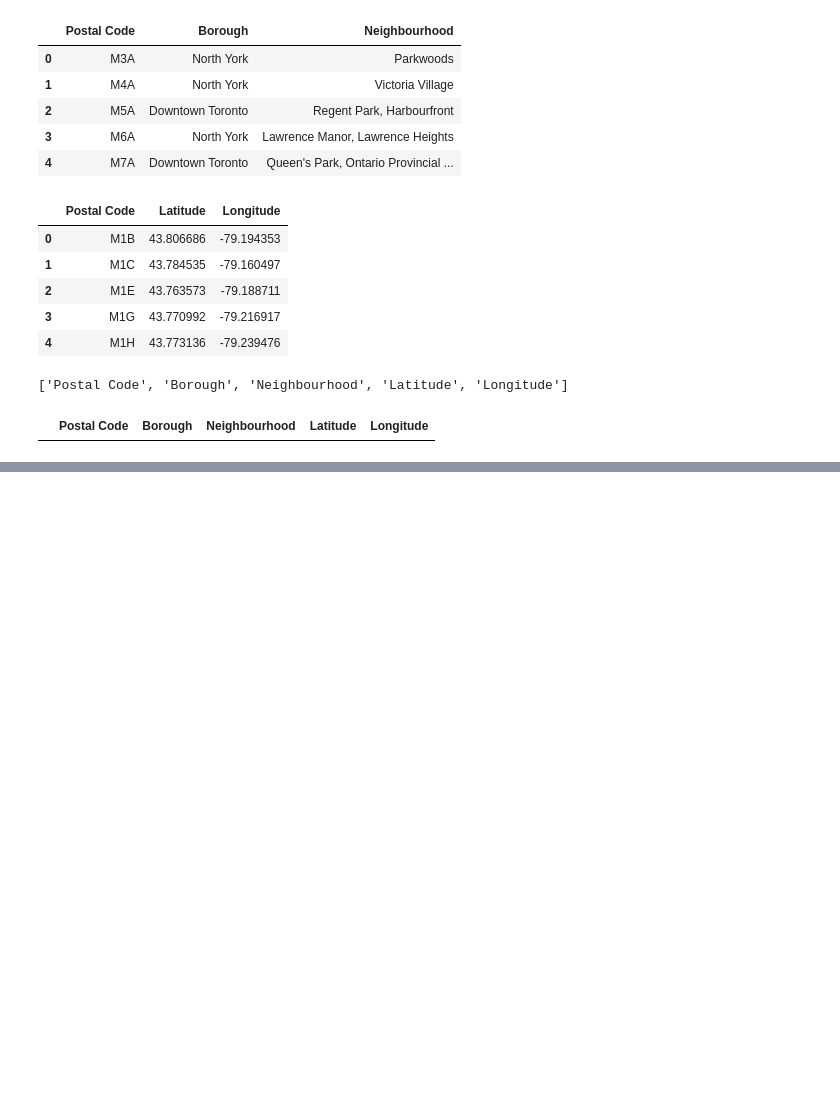
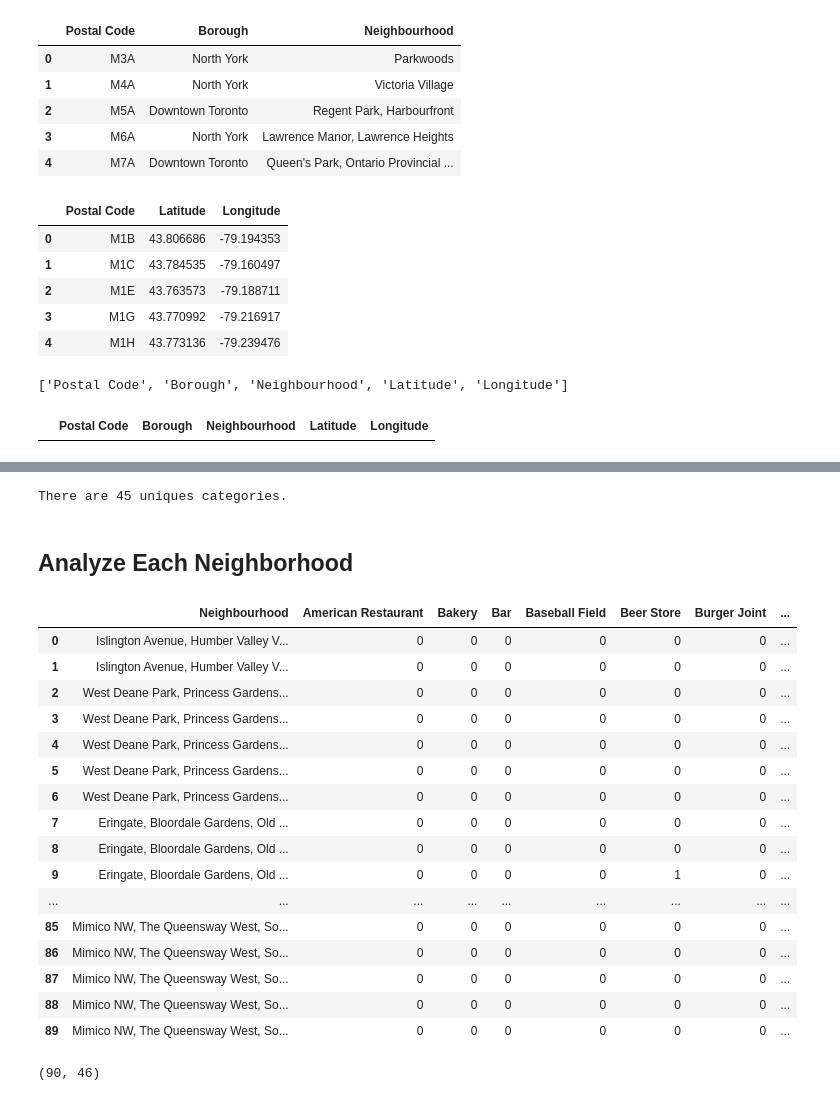
Before and after one commit to reshin94/Coursera_Capstone, a Jupyter notebook: week3.ipynb, the cells around one changed output, grey strips where cells are left out. Saved outputs shown, nothing was run; the diff lists cells and outputs as text; code cells hidden in the pictures; blank space fills up the shorter version.

```diff
--- a/week3.ipynb
+++ b/week3.ipynb
@@ -82,0 +268,12 @@ df_canada_Postal
+# %%
+# function that extracts the category of the venue
+def get_category_type(row):
+    try:
+        categories_list = row['categories']
+    except:
+        categories_list = row['venue.categories']
+
+    if len(categories_list) == 0:
+        return None
+    else:
+        return categories_list[0]['name']
@@ -82,0 +300,16 @@ df_canada_Postal
+# %%
+venues = results['response']['groups'][0]['items']
+
+nearby_venues = json_normalize(venues) # flatten JSON
+
+# filter columns
+filtered_columns = ['venue.name', 'venue.categories', 'venue.location.lat', 'venue.location.lng']
+nearby_venues =nearby_venues.loc[:, filtered_columns]
+
+# filter the category for each row
+nearby_venues['venue.categories'] = nearby_venues.apply(get_category_type, axis=1)
+
+# clean columns
+nearby_venues.columns = [col.split(".")[-1] for col in nearby_venues.columns]
+
+nearby_venues.head()
@@ -82,0 +367,5 @@ df_canada_Postal
+# %%
+Etobicoke_venues = getNearbyVenues(names=Etobicoke_df['Neighbourhood'],
+                                   latitudes=Etobicoke_df['Latitude'],
+                                   longitudes=Etobicoke_df['Longitude']
+                                  )
@@ -82,0 +411,40 @@ df_canada_Postal
+# %%
+print('There are {} uniques categories.'.format(len(Etobicoke_venues['Venue Category'].unique())))
+# %% [output]
+There are 45 uniques categories.
+# %% [markdown]
+## Analyze Each Neighborhood
+# %%
+# one hot encoding
+Etobicoke_onehot = pd.get_dummies(Etobicoke_venues[['Venue Category']], prefix="", prefix_sep="")
+
+# add neighborhood column back to dataframe
+Etobicoke_onehot['Neighbourhood'] = Etobicoke_venues['Neighbourhood']
+
+# move neighborhood column to the first column
+fixed_columns = [Etobicoke_onehot.columns[-1]] + list(Etobicoke_onehot.columns[:-1])
+Etobicoke_onehot = Etobicoke_onehot[fixed_columns]
+
+Etobicoke_onehot
+# %% [output]
+|  | Neighbourhood | American Restaurant | Bakery | Bar | Baseball Field | Beer Store | Burger Joint | ... |
+| 0 | Islington Avenue, Humber Valley V... | 0 | 0 | 0 | 0 | 0 | 0 | ... |
+| 1 | Islington Avenue, Humber Valley V... | 0 | 0 | 0 | 0 | 0 | 0 | ... |
+| 2 | West Deane Park, Princess Gardens... | 0 | 0 | 0 | 0 | 0 | 0 | ... |
+| 3 | West Deane Park, Princess Gardens... | 0 | 0 | 0 | 0 | 0 | 0 | ... |
+| 4 | West Deane Park, Princess Gardens... | 0 | 0 | 0 | 0 | 0 | 0 | ... |
+| 5 | West Deane Park, Princess Gardens... | 0 | 0 | 0 | 0 | 0 | 0 | ... |
+| 6 | West Deane Park, Princess Gardens... | 0 | 0 | 0 | 0 | 0 | 0 | ... |
+| 7 | Eringate, Bloordale Gardens, Old ... | 0 | 0 | 0 | 0 | 0 | 0 | ... |
+| 8 | Eringate, Bloordale Gardens, Old ... | 0 | 0 | 0 | 0 | 0 | 0 | ... |
+| 9 | Eringate, Bloordale Gardens, Old ... | 0 | 0 | 0 | 0 | 1 | 0 | ... |
+| ... | ... | ... | ... | ... | ... | ... | ... | ... |
+| 85 | Mimico NW, The Queensway West, So... | 0 | 0 | 0 | 0 | 0 | 0 | ... |
+| 86 | Mimico NW, The Queensway West, So... | 0 | 0 | 0 | 0 | 0 | 0 | ... |
+| 87 | Mimico NW, The Queensway West, So... | 0 | 0 | 0 | 0 | 0 | 0 | ... |
+| 88 | Mimico NW, The Queensway West, So... | 0 | 0 | 0 | 0 | 0 | 0 | ... |
+| 89 | Mimico NW, The Queensway West, So... | 0 | 0 | 0 | 0 | 0 | 0 | ... |
+# %%
+Etobicoke_onehot.shape
+# %% [output]
+(90, 46)
```
Also changed, not shown: parts of 41 cells of this notebook.
